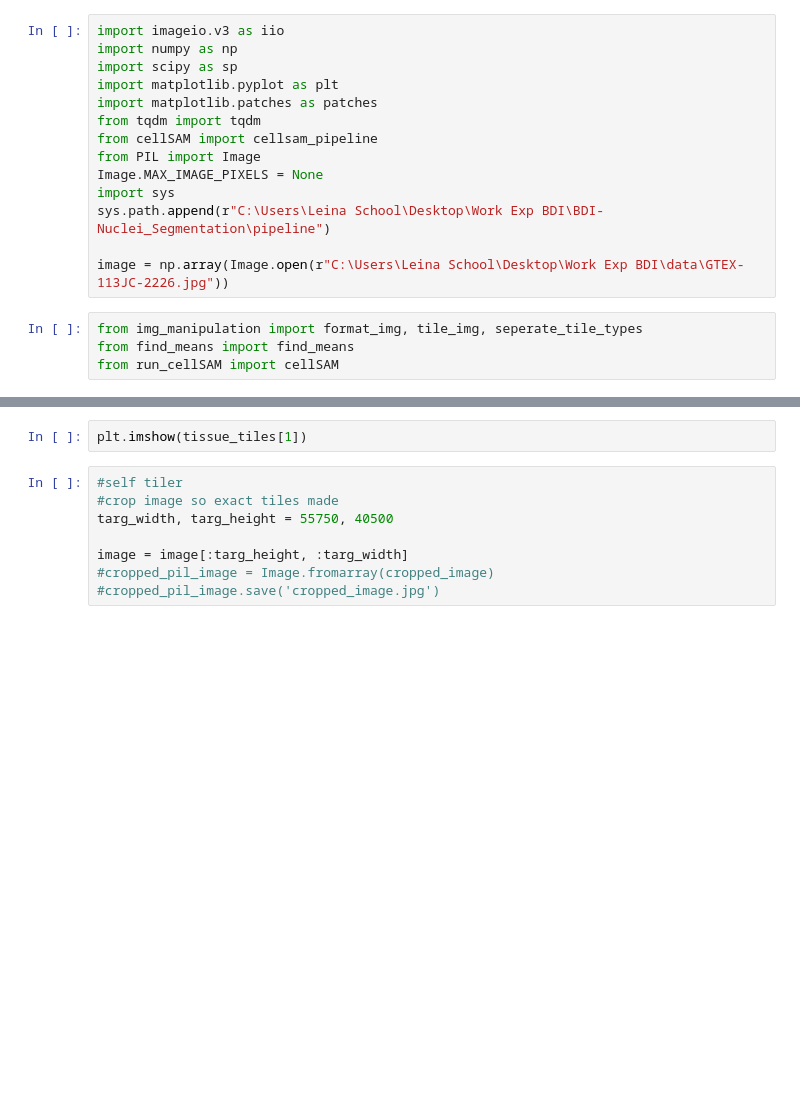
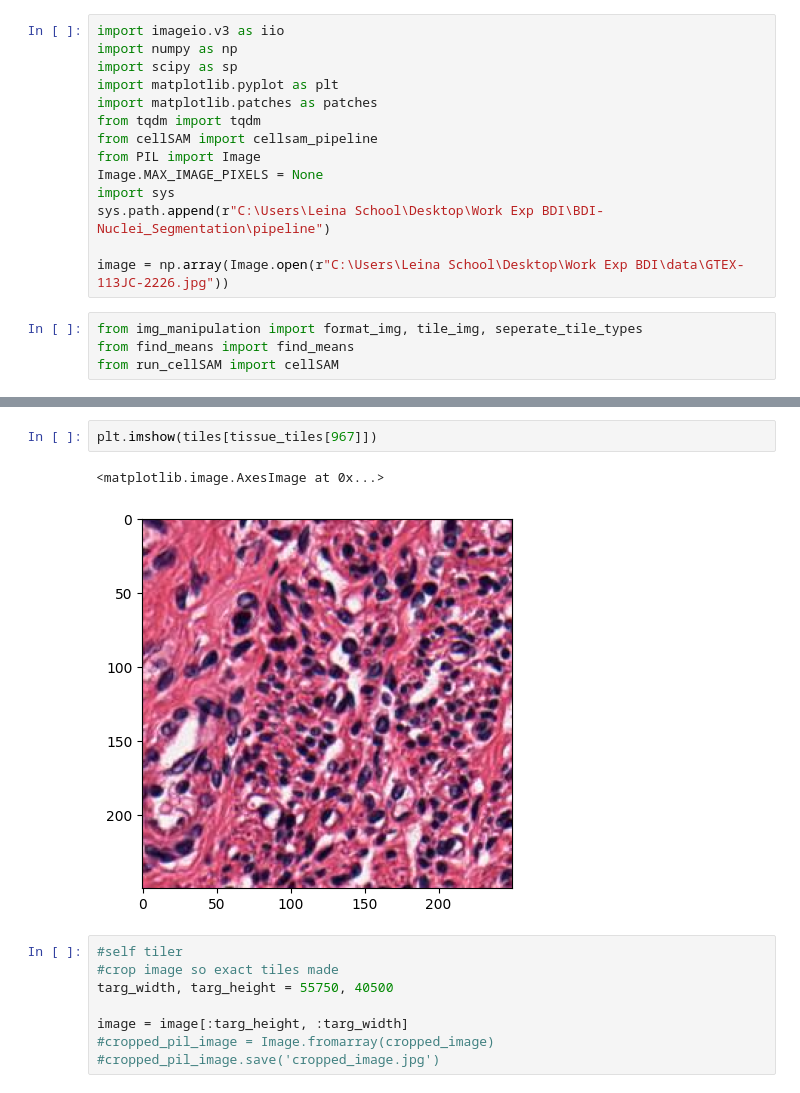
Before and after one commit to Leina85/BDI-Nuclei_Segmentation, a Jupyter notebook: notebooks/cellsam-tutorial.ipynb, the cells around one changed output, grey strips where cells are left out. Cells and saved outputs as stored; diff of their text form; blank space fills up the shorter version.

```diff
--- a/notebooks/cellsam-tutorial.ipynb
+++ b/notebooks/cellsam-tutorial.ipynb
@@ -59,5 +56,8 @@ plt.imshow(mask)
 # %%
-plt.imshow(tissue_tiles[1])
+plt.imshow(tiles[tissue_tiles[967]])
+# %% [output]
+<matplotlib.image.AxesImage at 0x...>
+[figure, added]
 # %%
 #self tiler
 #crop image so exact tiles made
```
Also changed, not shown: parts of 2 cells of this notebook.
